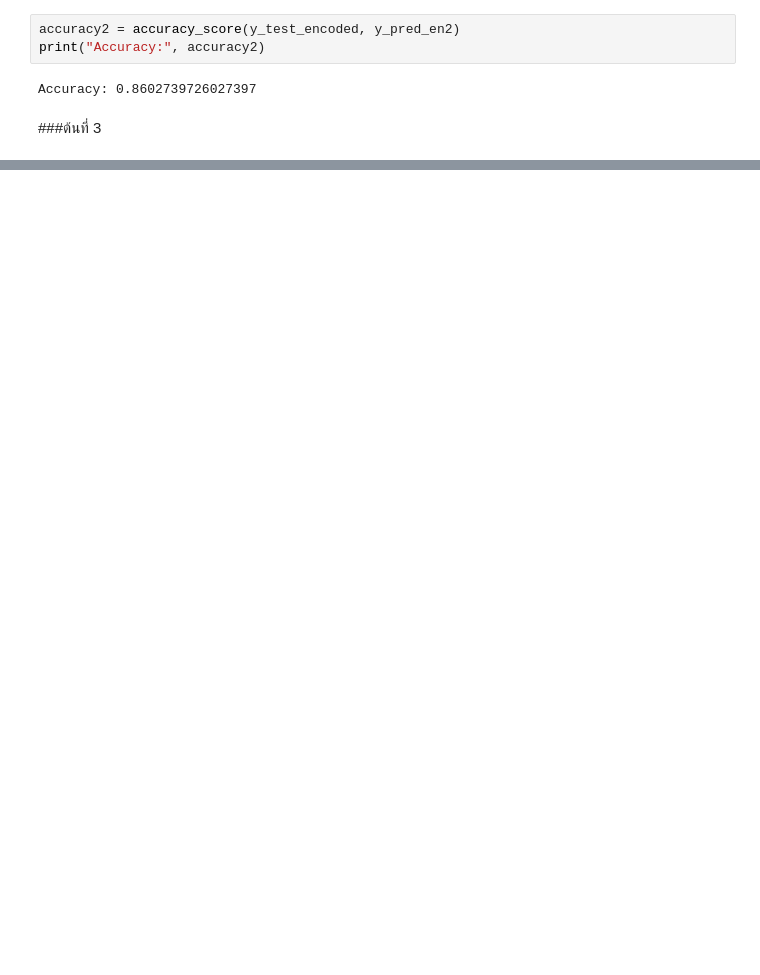
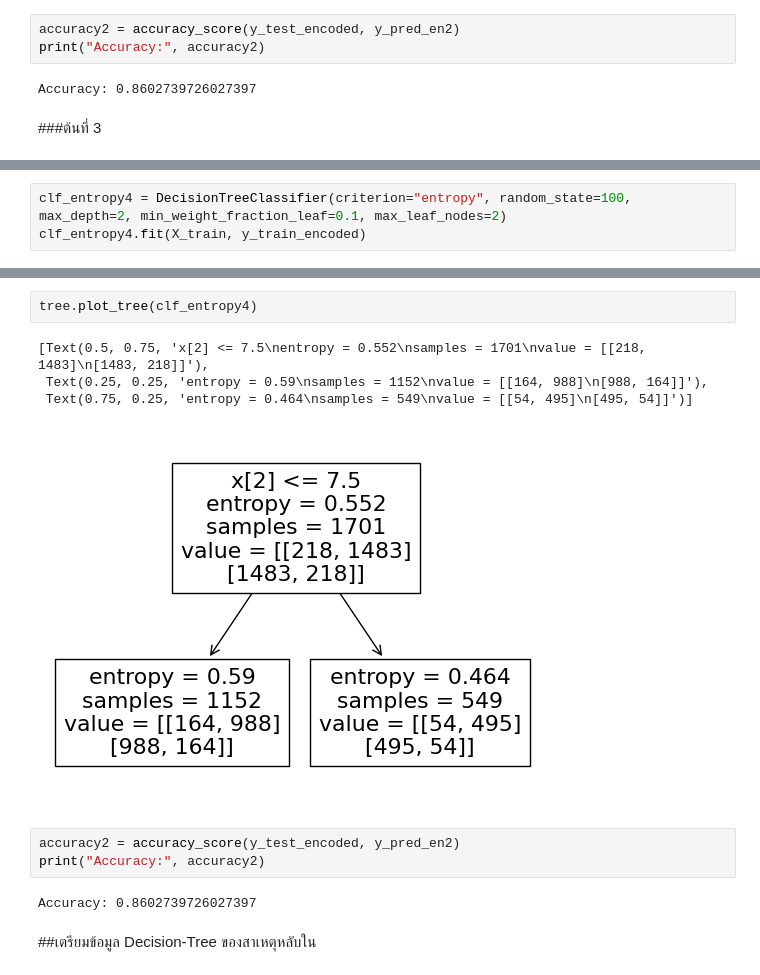
Before and after one commit to Thippawan72/BSC_DPDM23, a Jupyter notebook: Group_project2.ipynb, the cells around one changed output, grey strips where cells are left out. Drawn from its saved outputs; the diff is of its cells as text; blank space fills up the shorter version.

```diff
--- a/Group_project2.ipynb
+++ b/Group_project2.ipynb
@@ -2162,0 +2185,3 @@ Accuracy: 0.8602739726027397
+# %%
+clf_entropy4 = DecisionTreeClassifier(criterion="entropy", random_state=100, max_depth=2, min_weight_fraction_leaf=0.1, max_leaf_nodes=2)
+clf_entropy4.fit(X_train, y_train_encoded)
@@ -2162,0 +2202,14 @@ Accuracy: 0.8602739726027397
+# %%
+tree.plot_tree(clf_entropy4)
+# %% [output]
+[Text(0.5, 0.75, 'x[2] <= 7.5\nentropy = 0.552\nsamples = 1701\nvalue = [[218, 1483]\n[1483, 218]]'),
+ Text(0.25, 0.25, 'entropy = 0.59\nsamples = 1152\nvalue = [[164, 988]\n[988, 164]]'),
+ Text(0.75, 0.25, 'entropy = 0.464\nsamples = 549\nvalue = [[54, 495]\n[495, 54]]')]
+[figure, added]
+# %%
+accuracy2 = accuracy_score(y_test_encoded, y_pred_en2)
+print("Accuracy:", accuracy2)
+# %% [output]
+Accuracy: 0.8602739726027397
+# %% [markdown]
+##เตรียมข้อมูล Decision-Tree ของสาเหตุหลับใน
```
Also changed, not shown: parts of 54 cells of this notebook.
